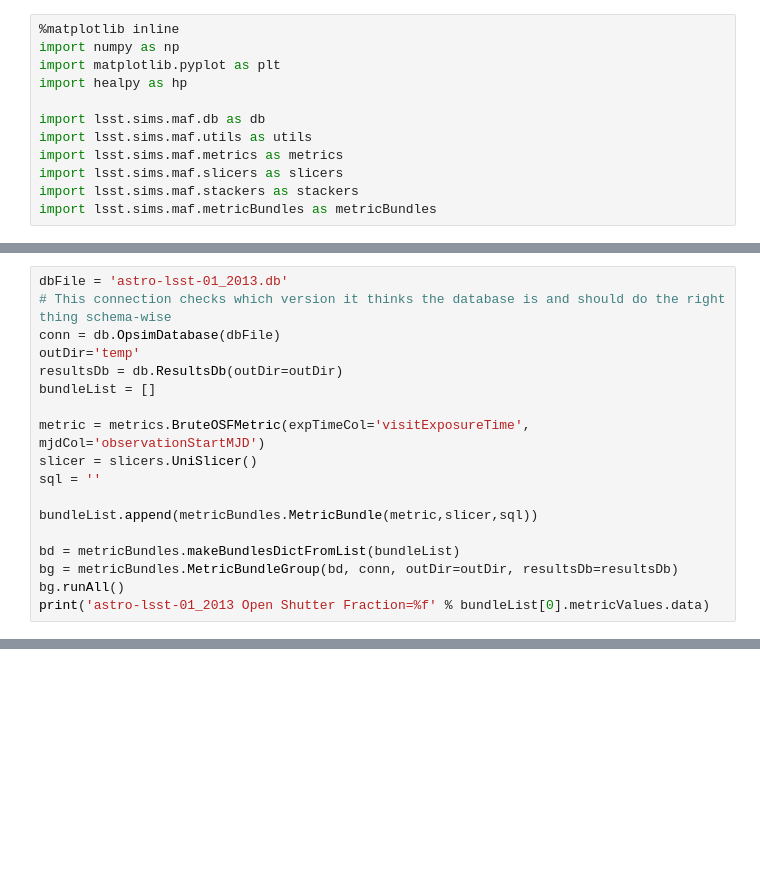
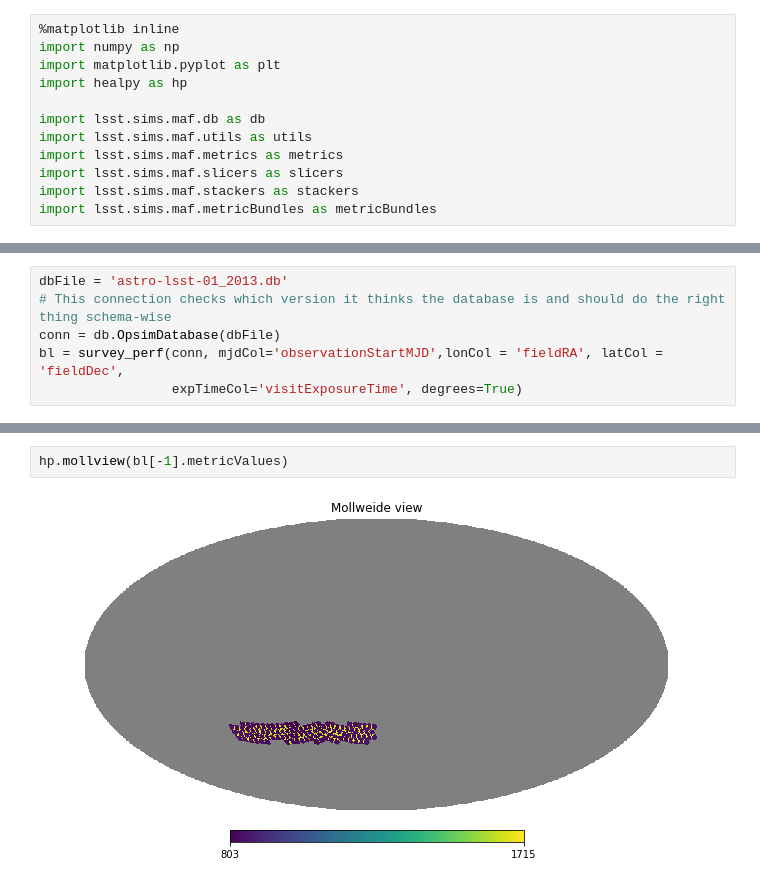
Before and after one commit to yoachim/18_scratch, a Jupyter notebook: bosf_values/BOSF_check.ipynb, the cells around one changed output, grey strips where cells are left out. Drawn from its saved outputs; the diff is of its cells as text; blank space fills up the shorter version.

```diff
--- a/bosf_values/BOSF_check.ipynb
+++ b/bosf_values/BOSF_check.ipynb
@@ -106,18 +138,6 @@ Minion Open Shutter Fraction=0.735663
 dbFile = 'astro-lsst-01_2013.db'
 # This connection checks which version it thinks the database is and should do the right thing schema-wise
 conn = db.OpsimDatabase(dbFile)
-outDir='temp'
-resultsDb = db.ResultsDb(outDir=outDir)
-bundleList = []
-
-metric = metrics.BruteOSFMetric(expTimeCol='visitExposureTime', mjdCol='observationStartMJD')
-slicer = slicers.UniSlicer()
-sql = ''
-
-bundleList.append(metricBundles.MetricBundle(metric,slicer,sql))
-
-bd = metricBundles.makeBundlesDictFromList(bundleList)
-bg = metricBundles.MetricBundleGroup(bd, conn, outDir=outDir, resultsDb=resultsDb)
-bg.runAll()
-print('astro-lsst-01_2013 Open Shutter Fraction=%f' % bundleList[0].metricValues.data)
+bl = survey_perf(conn, mjdCol='observationStartMJD',lonCol = 'fieldRA', latCol = 'fieldDec',
+                 expTimeCol='visitExposureTime', degrees=True)
 # %% [output]
@@ -131,0 +164,4 @@ Minion Open Shutter Fraction=0.715178
+# %%
+hp.mollview(bl[-1].metricValues)
+# %% [output]
+[figure, added]
```
Also changed, not shown: parts of 11 cells of this notebook.
